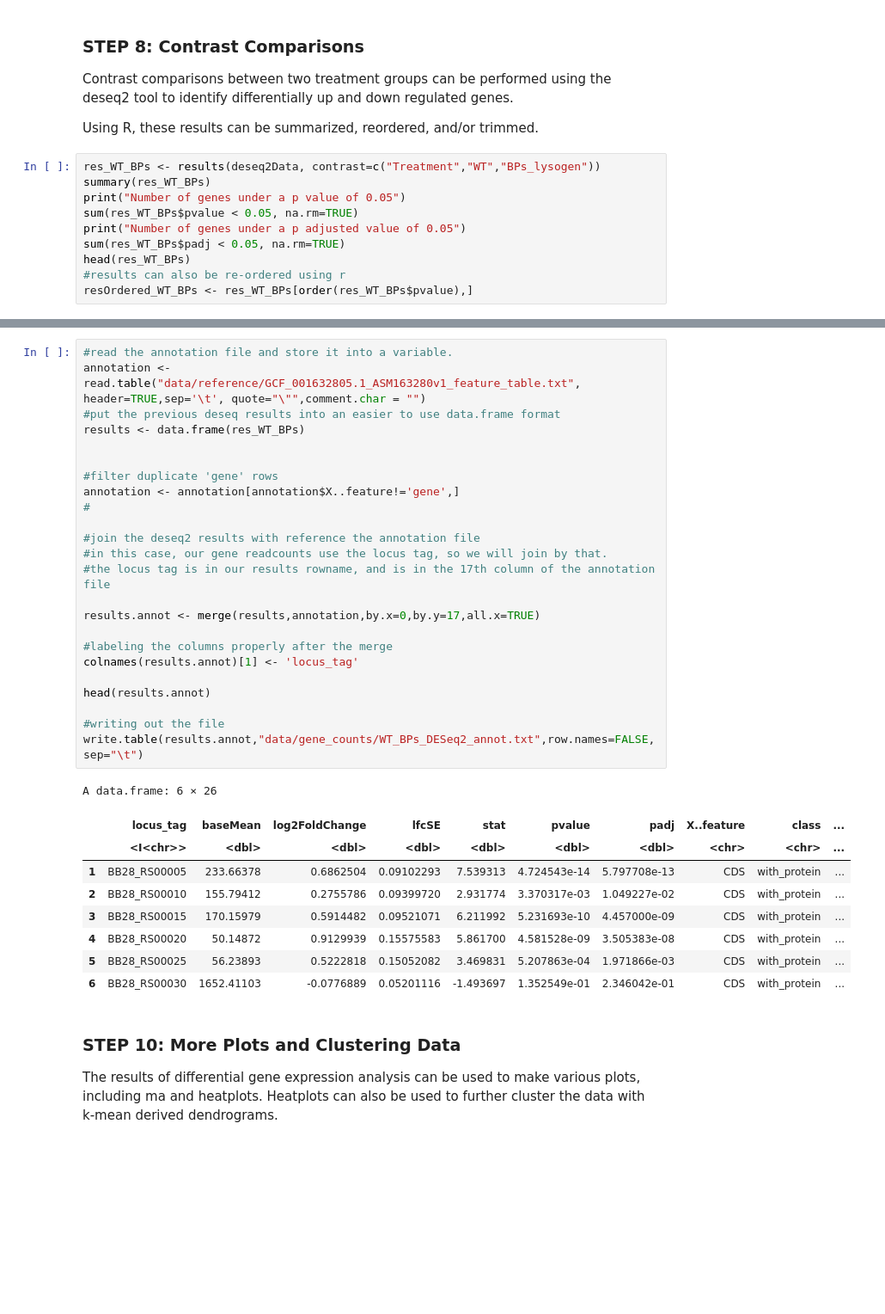
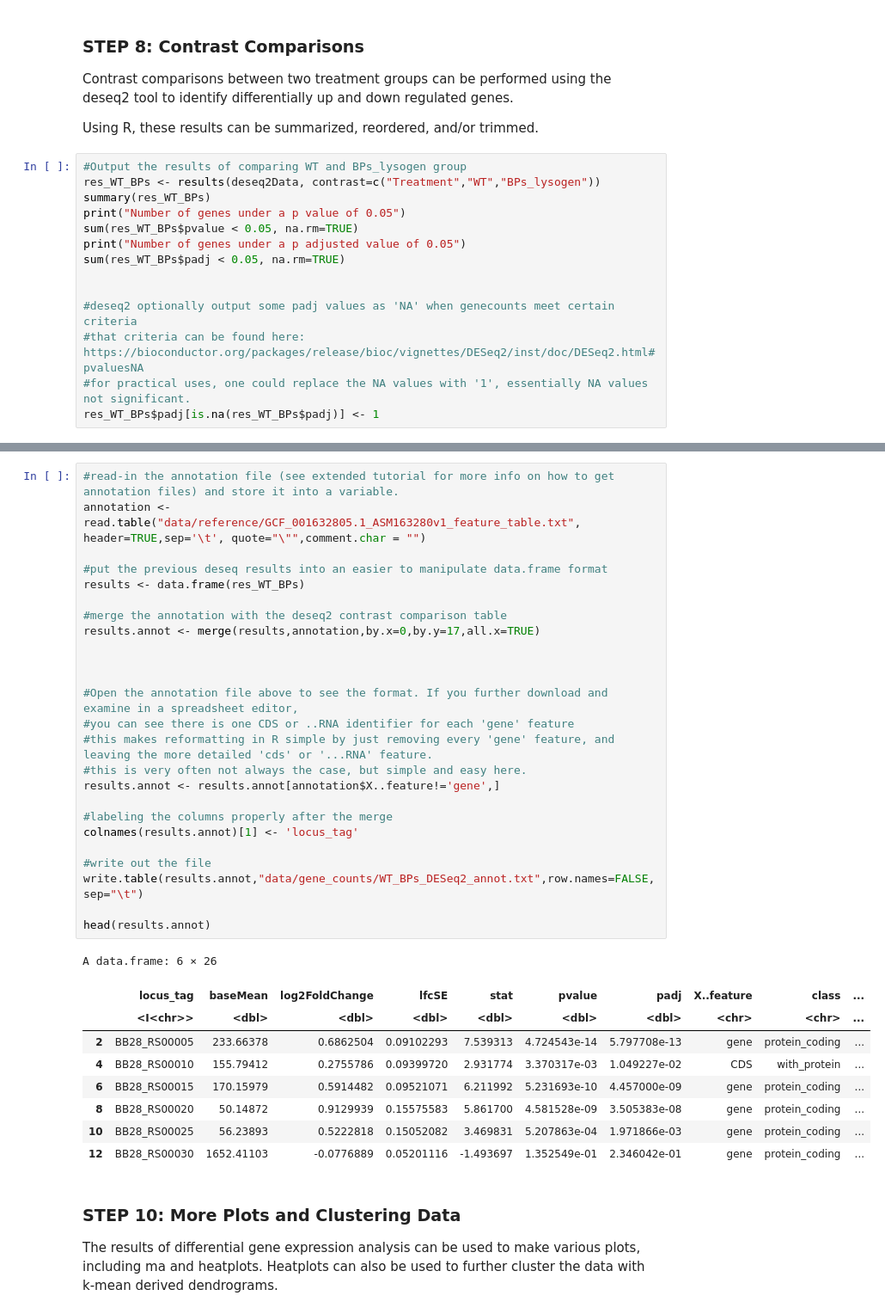
Before and after one commit to JRowleyLab/UNMC_ATACseq_Tutorial, a Jupyter notebook: Tutorial_3_DEG_Analysis.ipynb, the cells around one changed output, grey strips where cells are left out. Shown at 86% size. Drawn from its saved outputs; the diff is of its cells as text; blank space fills up the shorter version.

Commit message:
Update Tutorial_3_DEG_Analysis.ipynb
updating a lot of things in deg, mostly comments.

```diff
--- a/Tutorial_3_DEG_Analysis.ipynb
+++ b/Tutorial_3_DEG_Analysis.ipynb
@@ -257,15 +251,19 @@ Contrast comparisons between two treatment groups can be performed using the des
 
 Using R, these results can be summarized, reordered, and/or trimmed.
 # %%
+#Output the results of comparing WT and BPs_lysogen group
 res_WT_BPs <- results(deseq2Data, contrast=c("Treatment","WT","BPs_lysogen"))
 summary(res_WT_BPs)
 print("Number of genes under a p value of 0.05")
 sum(res_WT_BPs$pvalue < 0.05, na.rm=TRUE)
 print("Number of genes under a p adjusted value of 0.05")
 sum(res_WT_BPs$padj < 0.05, na.rm=TRUE)
-head(res_WT_BPs)
-#results can also be re-ordered using r
-resOrdered_WT_BPs <- res_WT_BPs[order(res_WT_BPs$pvalue),]
+
+
+#deseq2 optionally output some padj values as 'NA' when genecounts meet certain criteria
+#that criteria can be found here: https://bioconductor.org/packages/release/bioc/vignettes/DESeq2/inst/doc/DESeq2.html#pvaluesNA
+#for practical uses, one could replace the NA values with '1', essentially NA values not significant.
+res_WT_BPs$padj[is.na(res_WT_BPs$padj)] <- 1
 # %% [output]
 out of 4906 with nonzero total read count
 adjusted p-value < 0.1
@@ -307,37 +294,38 @@ These differentially expressed genes can be annotated, if necessary, and exporte
 # %%
-#read the annotation file and store it into a variable.
+#read-in the annotation file (see extended tutorial for more info on how to get annotation files) and store it into a variable.
 annotation <- read.table("data/reference/GCF_001632805.1_ASM163280v1_feature_table.txt", header=TRUE,sep='\t', quote="\"",comment.char = "")
-#put the previous deseq results into an easier to use data.frame format
+
+#put the previous deseq results into an easier to manipulate data.frame format
 results <- data.frame(res_WT_BPs)
 
+#merge the annotation with the deseq2 contrast comparison table
+results.annot <- merge(results,annotation,by.x=0,by.y=17,all.x=TRUE)
 
-#filter duplicate 'gene' rows
-annotation <- annotation[annotation$X..feature!='gene',]
-#
 
-#join the deseq2 results with reference the annotation file
-#in this case, our gene readcounts use the locus tag, so we will join by that.
-#the locus tag is in our results rowname, and is in the 17th column of the annotation file
 
-results.annot <- merge(results,annotation,by.x=0,by.y=17,all.x=TRUE)
+#Open the annotation file above to see the format. If you further download and examine in a spreadsheet editor,
+#you can see there is one CDS or ..RNA identifier for each 'gene' feature
+#this makes reformatting in R simple by just removing every 'gene' feature, and leaving the more detailed 'cds' or '...RNA' feature.
+#this is very often not always the case, but simple and easy here.
+results.annot <- results.annot[annotation$X..feature!='gene',]
 
 #labeling the columns properly after the merge
 colnames(results.annot)[1] <- 'locus_tag'
 
+#write out the file
+write.table(results.annot,"data/gene_counts/WT_BPs_DESeq2_annot.txt",row.names=FALSE,sep="\t")
+
 head(results.annot)
-
-#writing out the file
-write.table(results.annot,"data/gene_counts/WT_BPs_DESeq2_annot.txt",row.names=FALSE,sep="\t")
 # %% [output]
 A data.frame: 6 × 26
 |  | locus_tag | baseMean | log2FoldChange | lfcSE | stat | pvalue | padj | X..feature | class | ... |
 |  | <I<chr>> | <dbl> | <dbl> | <dbl> | <dbl> | <dbl> | <dbl> | <chr> | <chr> | ... |
-| 1 | BB28_RS00005 | 233.66378 | 0.6862504 | 0.09102293 | 7.539313 | 4.724543e-14 | 5.797708e-13 | CDS | with_protein | ... |
-| 2 | BB28_RS00010 | 155.79412 | 0.2755786 | 0.09399720 | 2.931774 | 3.370317e-03 | 1.049227e-02 | CDS | with_protein | ... |
-| 3 | BB28_RS00015 | 170.15979 | 0.5914482 | 0.09521071 | 6.211992 | 5.231693e-10 | 4.457000e-09 | CDS | with_protein | ... |
-| 4 | BB28_RS00020 | 50.14872 | 0.9129939 | 0.15575583 | 5.861700 | 4.581528e-09 | 3.505383e-08 | CDS | with_protein | ... |
-| 5 | BB28_RS00025 | 56.23893 | 0.5222818 | 0.15052082 | 3.469831 | 5.207863e-04 | 1.971866e-03 | CDS | with_protein | ... |
-| 6 | BB28_RS00030 | 1652.41103 | -0.0776889 | 0.05201116 | -1.493697 | 1.352549e-01 | 2.346042e-01 | CDS | with_protein | ... |
+| 2 | BB28_RS00005 | 233.66378 | 0.6862504 | 0.09102293 | 7.539313 | 4.724543e-14 | 5.797708e-13 | gene | protein_coding | ... |
+| 4 | BB28_RS00010 | 155.79412 | 0.2755786 | 0.09399720 | 2.931774 | 3.370317e-03 | 1.049227e-02 | CDS | with_protein | ... |
+| 6 | BB28_RS00015 | 170.15979 | 0.5914482 | 0.09521071 | 6.211992 | 5.231693e-10 | 4.457000e-09 | gene | protein_coding | ... |
+| 8 | BB28_RS00020 | 50.14872 | 0.9129939 | 0.15575583 | 5.861700 | 4.581528e-09 | 3.505383e-08 | gene | protein_coding | ... |
+| 10 | BB28_RS00025 | 56.23893 | 0.5222818 | 0.15052082 | 3.469831 | 5.207863e-04 | 1.971866e-03 | gene | protein_coding | ... |
+| 12 | BB28_RS00030 | 1652.41103 | -0.0776889 | 0.05201116 | -1.493697 | 1.352549e-01 | 2.346042e-01 | gene | protein_coding | ... |
 # %% [markdown]
 ### STEP 10: More Plots and Clustering Data
 
```
Also changed, not shown: parts of 17 cells of this notebook.
